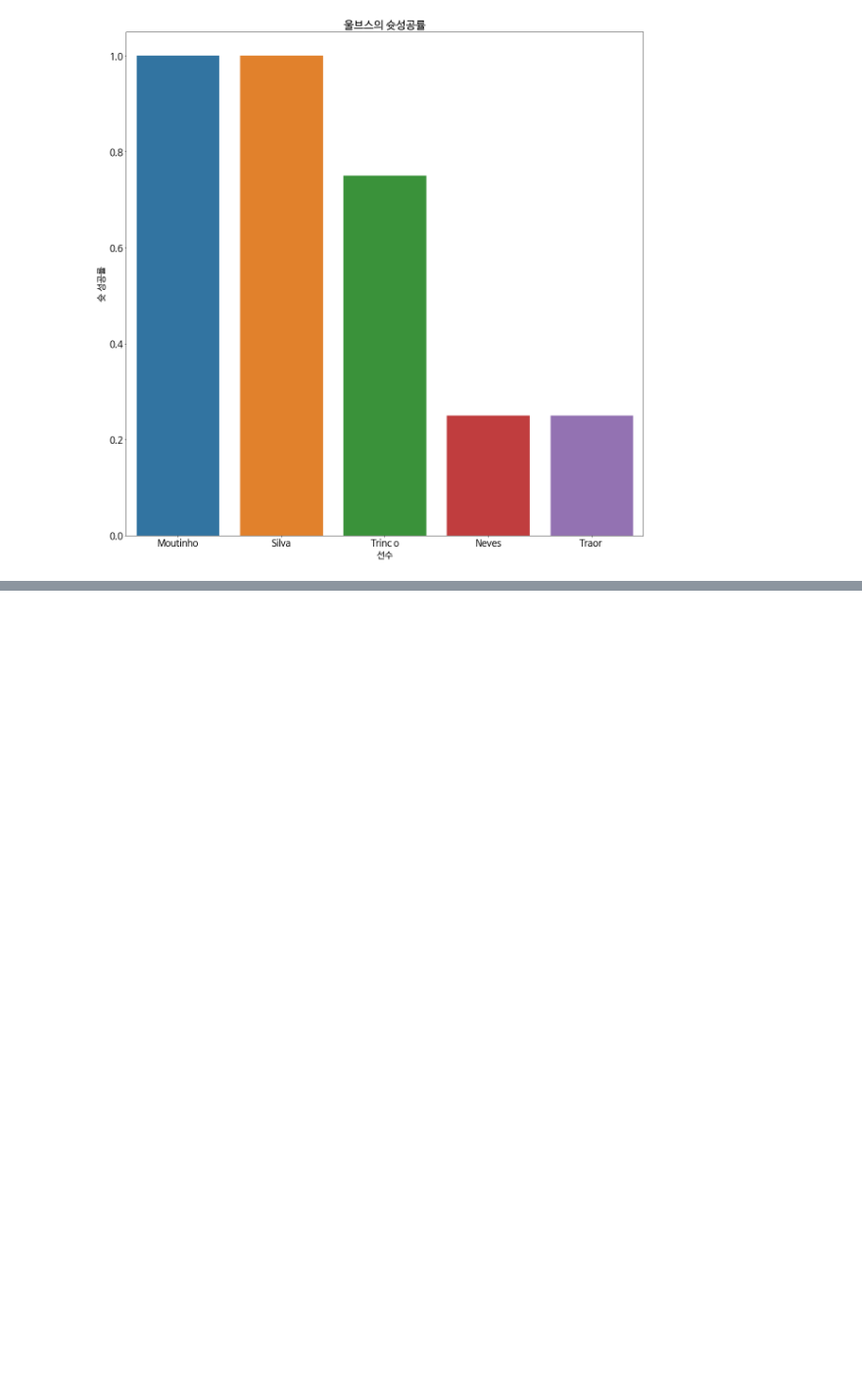
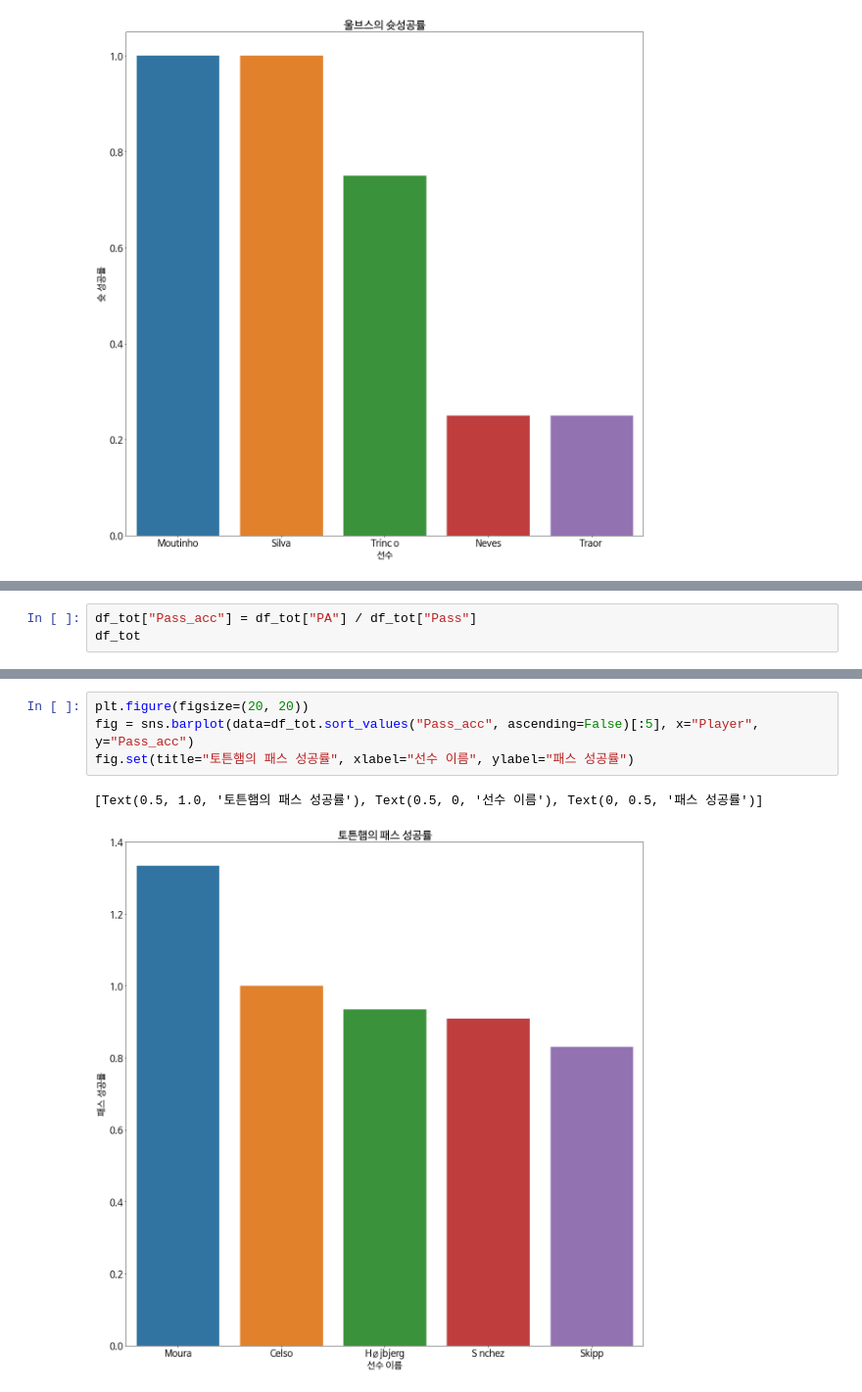
Before and after one commit to sanha9999/EDA_project, a Jupyter notebook: Tottenham_38R/Round_2/round2.ipynb, the cells around one changed output, grey strips where cells are left out. Shown: that part at 98% size. Saved outputs shown, nothing was run; the diff lists cells and outputs as text; blank space fills up the shorter version.

```diff
--- a/Tottenham_38R/Round_2/round2.ipynb
+++ b/Tottenham_38R/Round_2/round2.ipynb
@@ -128,0 +131,3 @@ fig.set(title="울브스의 슛성공률", ylabel="슛 성공률", xlabel="선
+# %%
+df_tot["Pass_acc"] = df_tot["PA"] / df_tot["Pass"]
+df_tot
@@ -128,0 +179,7 @@ fig.set(title="울브스의 슛성공률", ylabel="슛 성공률", xlabel="선
+# %%
+plt.figure(figsize=(20, 20))
+fig = sns.barplot(data=df_tot.sort_values("Pass_acc", ascending=False)[:5], x="Player", y="Pass_acc")
+fig.set(title="토튼햄의 패스 성공률", xlabel="선수 이름", ylabel="패스 성공률")
+# %% [output]
+[Text(0.5, 1.0, '토튼햄의 패스 성공률'), Text(0.5, 0, '선수 이름'), Text(0, 0.5, '패스 성공률')]
+[figure, added]
```
Also changed, not shown: parts of 10 cells of this notebook.
